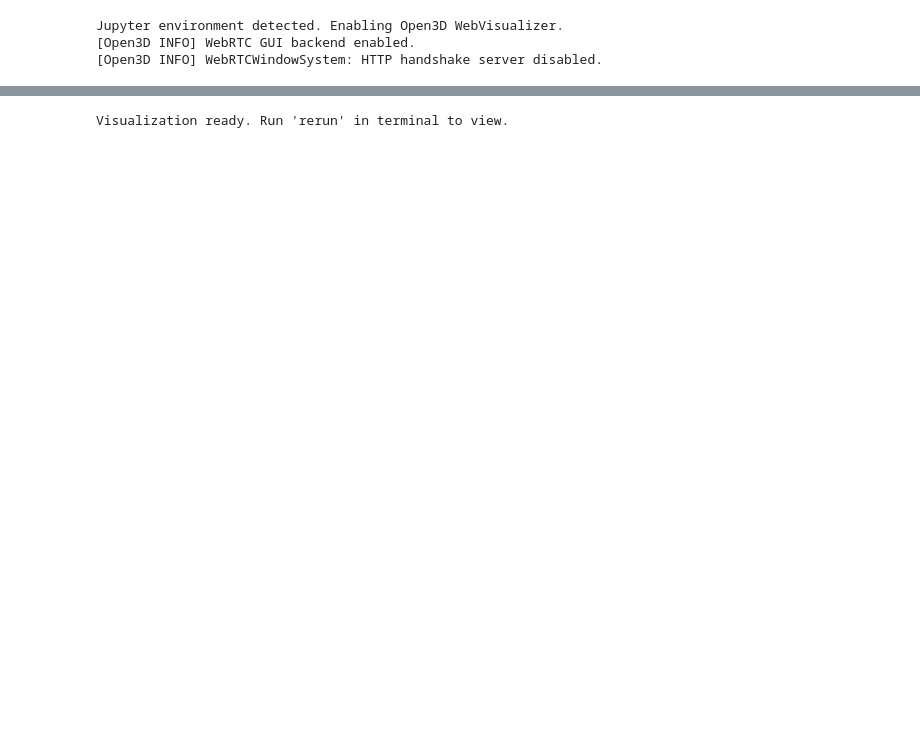
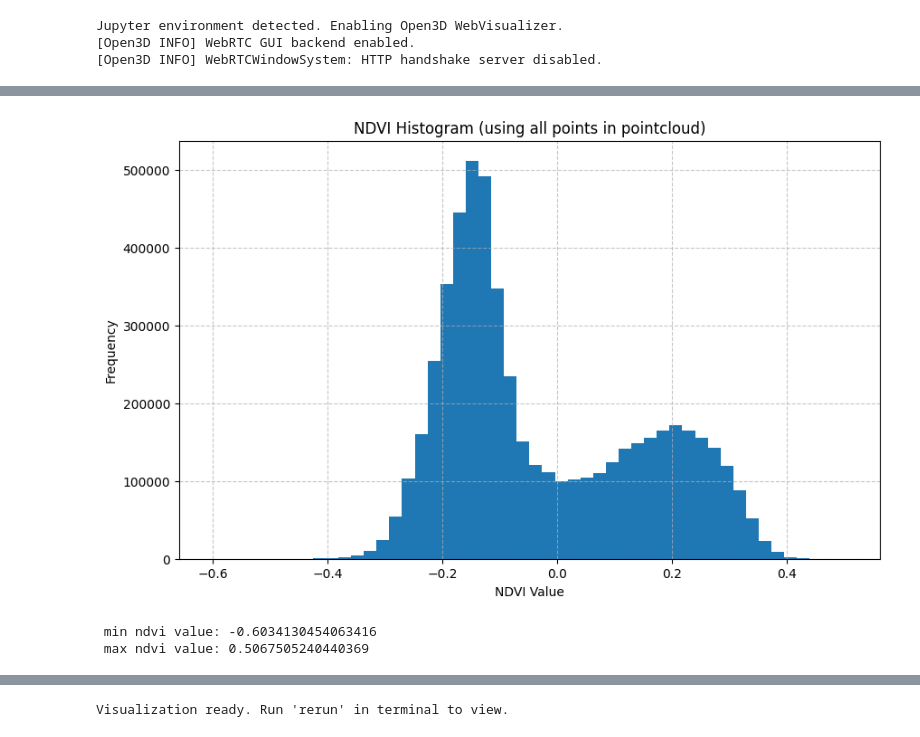
Before and after one commit to NoahAlting/MSc_thesis, a Jupyter notebook: code/fresh.ipynb, the cells around one changed output, grey strips where cells are left out. Drawn from its saved outputs; the diff is of its cells as text; code cells hidden in the pictures; blank space fills up the shorter version.

```diff
--- a/code/fresh.ipynb
+++ b/code/fresh.ipynb
@@ -11,17 +45,10 @@ Jupyter environment detected. Enabling Open3D WebVisualizer.
 # %%
+#function to get the ndvi values
 def get_ndvi(red, nir):
     red = np.array(red, dtype=np.float64)
     nir = np.array(nir, dtype=np.float64)
 
-    red = red / 65535
-    nir = nir / 255
+    red = red / 65535 #red is 16bits encoded
+    nir = nir / 255 #nir is 8bits encoded (but still an uint16)
 
-    return (nir - red) / (nir + 1e-8)
+    return (nir - red) / (nir+ red + 1e-8)
-# %%
-input_file = os.path.join('..', 'data', 'bws_100.LAZ')
-
-with laspy.open(input_file) as f:
-    las = f.read()
-
-    red = las.red
-    nir = las.nir
@@ -33,0 +55,27 @@ out_las.ndvi = ndvi
+# %%
+#calculate ndvi and add it to the las attributes
+#overwrite potentially existing ndvi
+
+if 'ndvi' not in original_las.point_format.dimension_names:
+    original_las.add_extra_dim(laspy.ExtraBytesParams(name='ndvi', type=np.float32))
+
+# Assign the NDVI values
+original_las.ndvi = get_ndvi(original_las.red, original_las.nir)
+# %%
+def plot_ndvi_histogram(ndvi_values):
+    """Plot a histogram of NDVI values."""
+    plt.figure(figsize=(10, 6))
+    plt.hist(ndvi_values, bins=50)#, linewidth=.5, edgecolor='black')
+    plt.title("NDVI Histogram (using all points in pointcloud)")
+    plt.xlabel("NDVI Value")
+    plt.ylabel("Frequency")
+    plt.grid(linestyle='--', alpha=0.7)
+    plt.show()
+
+plot_ndvi_histogram(original_las.ndvi)
+print(f' min ndvi value: {min(original_las.ndvi)}')
+print(f' max ndvi value: {max(original_las.ndvi)}')
+# %% [output]
+[figure, added]
+ min ndvi value: -0.6034130454063416
+ max ndvi value: 0.5067505240440369
```
Also changed, not shown: parts of 12 cells of this notebook, 2 other files.
